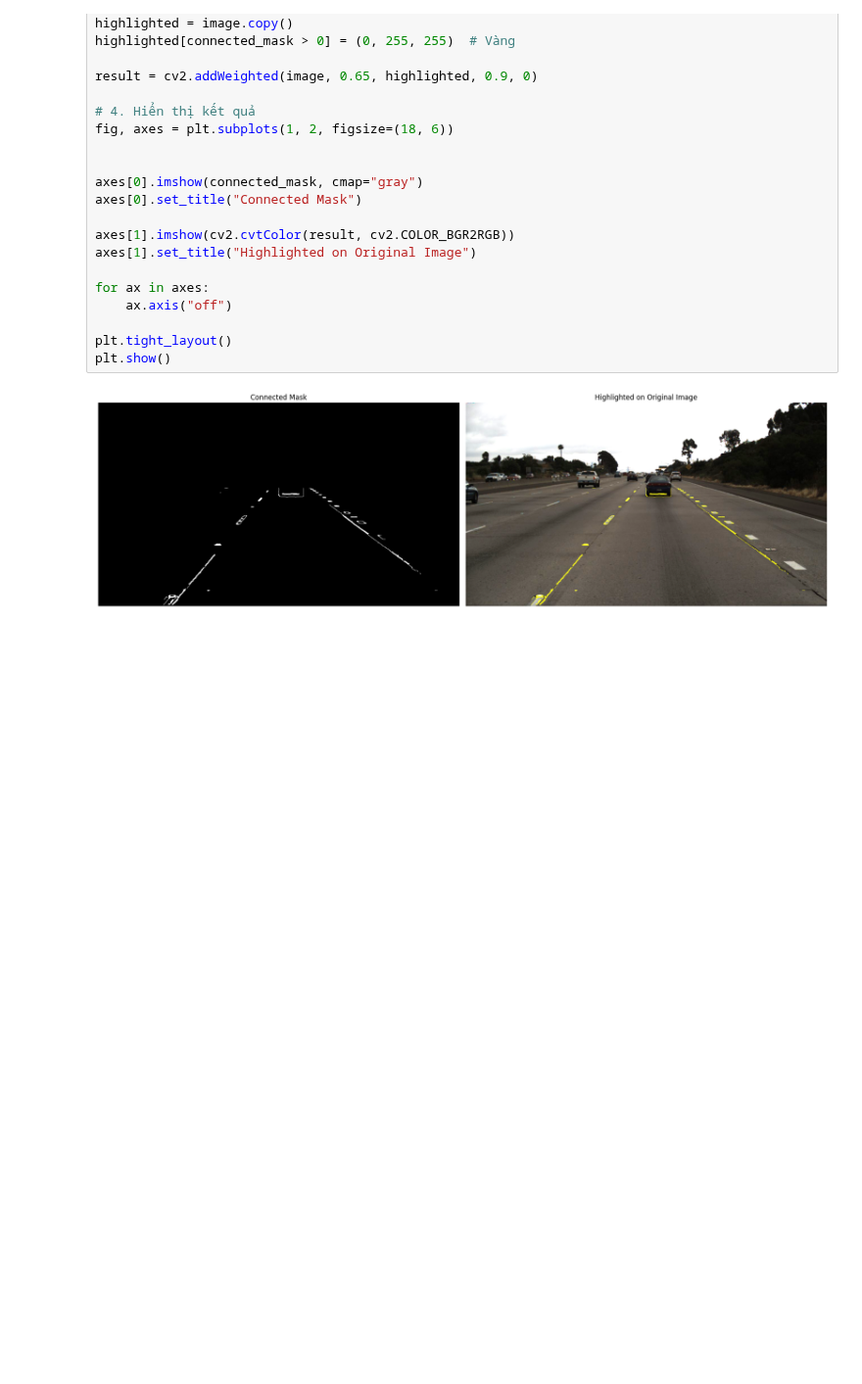
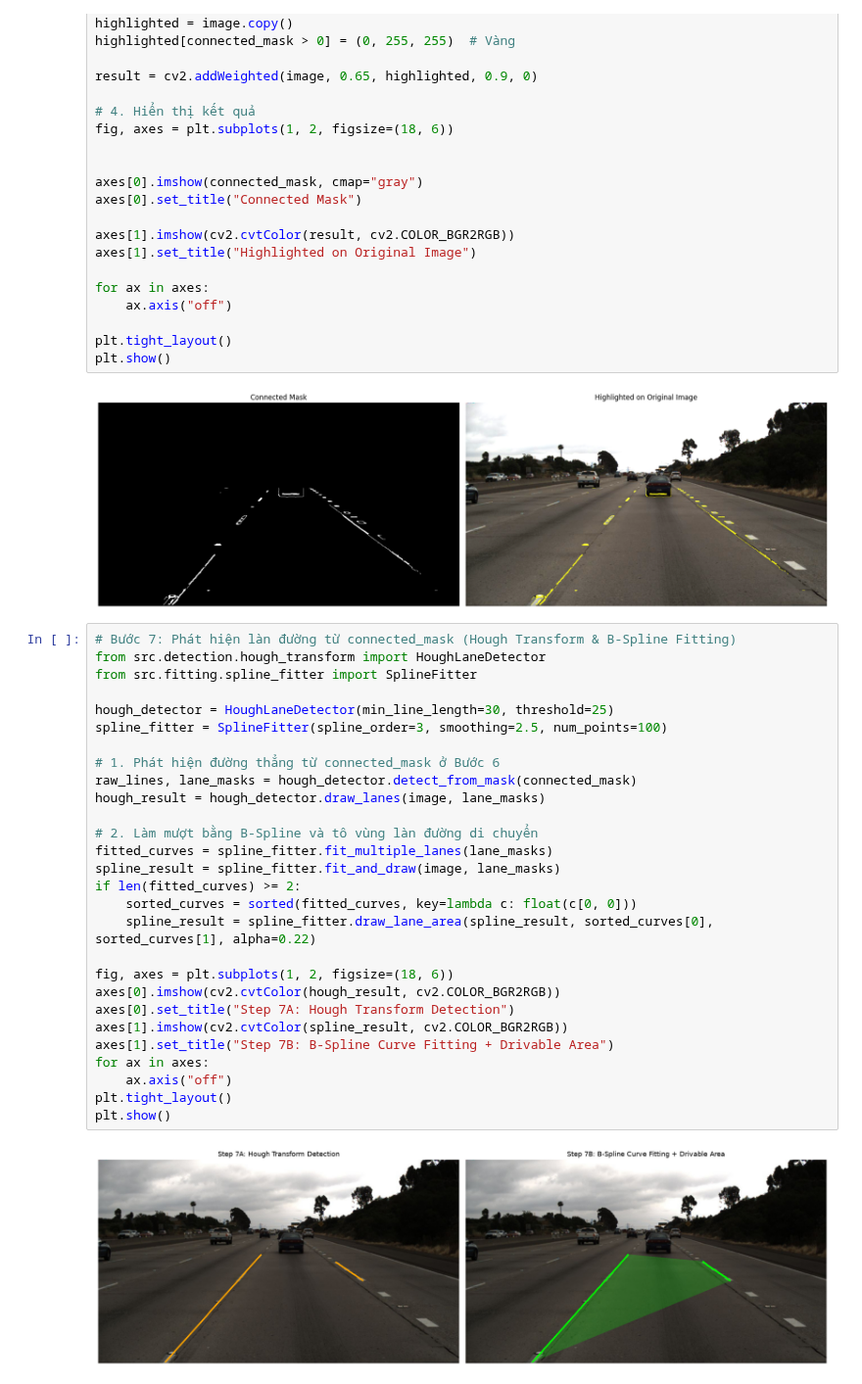
Before and after one commit to KietNH-ai/CPV301, a Jupyter notebook: notebooks/pre_processing.ipynb, the cells around one changed output. Shown at 98% size. Cells and saved outputs as stored; diff of their text form; blank space fills up the shorter version.

```diff
--- a/notebooks/pre_processing.ipynb
+++ b/notebooks/pre_processing.ipynb
@@ -198,3 +198,33 @@ plt.tight_layout()
 plt.show()
 # %% [output]
 [figure]
+# %%
+# Bước 7: Phát hiện làn đường từ connected_mask (Hough Transform & B-Spline Fitting)
+from src.detection.hough_transform import HoughLaneDetector
+from src.fitting.spline_fitter import SplineFitter
+
+hough_detector = HoughLaneDetector(min_line_length=30, threshold=25)
+spline_fitter = SplineFitter(spline_order=3, smoothing=2.5, num_points=100)
+
+# 1. Phát hiện đường thẳng từ connected_mask ở Bước 6
+raw_lines, lane_masks = hough_detector.detect_from_mask(connected_mask)
+hough_result = hough_detector.draw_lanes(image, lane_masks)
+
+# 2. Làm mượt bằng B-Spline và tô vùng làn đường di chuyển
+fitted_curves = spline_fitter.fit_multiple_lanes(lane_masks)
+spline_result = spline_fitter.fit_and_draw(image, lane_masks)
+if len(fitted_curves) >= 2:
+    sorted_curves = sorted(fitted_curves, key=lambda c: float(c[0, 0]))
+    spline_result = spline_fitter.draw_lane_area(spline_result, sorted_curves[0], sorted_curves[1], alpha=0.22)
+
+fig, axes = plt.subplots(1, 2, figsize=(18, 6))
+axes[0].imshow(cv2.cvtColor(hough_result, cv2.COLOR_BGR2RGB))
+axes[0].set_title("Step 7A: Hough Transform Detection")
+axes[1].imshow(cv2.cvtColor(spline_result, cv2.COLOR_BGR2RGB))
+axes[1].set_title("Step 7B: B-Spline Curve Fitting + Drivable Area")
+for ax in axes:
+    ax.axis("off")
+plt.tight_layout()
+plt.show()
+# %% [output]
+[figure, added]
```
Also changed, not shown: parts of 1 cell of this notebook, 31 other files.
